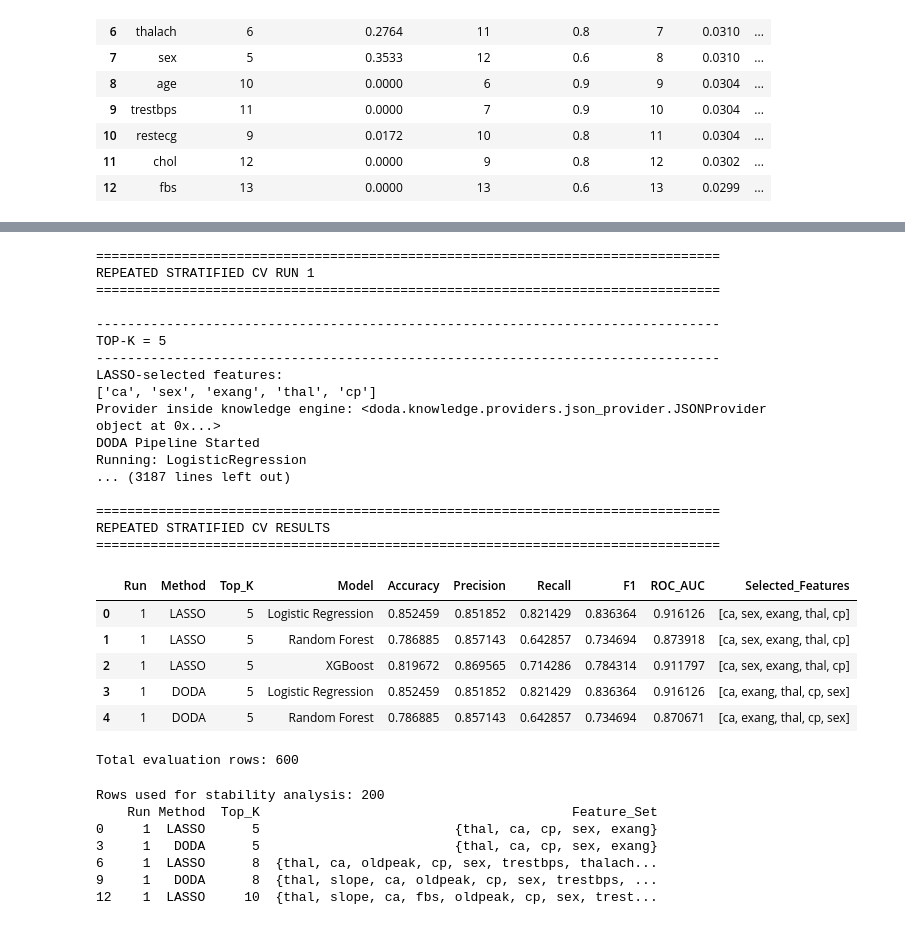
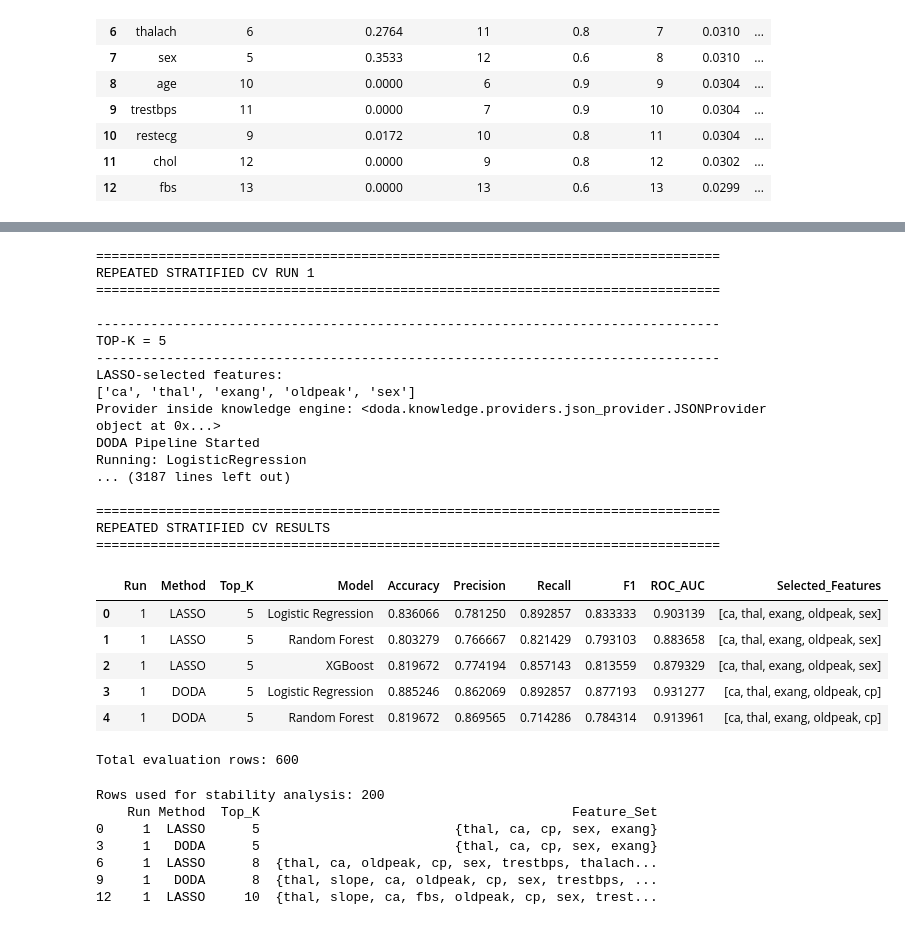
Before and after one commit to anandha-3679/msc_research, a Jupyter notebook: notebooks/anandha/heartdisease/heartdisease_lasso.ipynb, the cells around one changed output, grey strips where cells are left out. Saved outputs shown, nothing was run; the diff lists cells and outputs as text; code cells hidden in the pictures.

Commit message:
interpretation in hd_mrmr and changes in hd_lasso

```diff
--- a/notebooks/anandha/heartdisease/heartdisease_lasso.ipynb
+++ b/notebooks/anandha/heartdisease/heartdisease_lasso.ipynb
@@ -2298,7 +2581,6 @@ from sklearn.metrics import (
     roc_auc_score
 )
 
-from sklearn.feature_selection import SelectFromModel
 
 from doda import DODASelector
 from doda.adapters.sklearn_adapter import SklearnAdapter
@@ -2460,7 +2742,7 @@ for run_number, (train_idx, test_idx) in enumerate(
         lasso_model = LogisticRegression(
             penalty="l1",
             solver="liblinear",
-            C=1.0,
+            C=0.1,
             max_iter=2000,
             random_state=RANDOM_STATE
         )
@@ -2528,7 +2810,7 @@ for run_number, (train_idx, test_idx) in enumerate(
         doda_lasso_estimator = LogisticRegression(
             penalty="l1",
             solver="liblinear",
-            C=1.0,
+            C=0.1,
             max_iter=2000,
             random_state=RANDOM_STATE
         )
@@ -2714,39 +2996,39 @@ results_df = pd.DataFrame(
 print("\n" + "=" * 80)
 print("REPEATED STRATIFIED CV RESULTS")
 print("=" * 80)
 
 display(
     results_df.head()
 )
 
 print(
     "Total evaluation rows:",
     len(results_df)
 )
 # %% [output]
 ================================================================================
 REPEATED STRATIFIED CV RUN 1
 ================================================================================
 
 --------------------------------------------------------------------------------
 TOP-K = 5
 --------------------------------------------------------------------------------
 LASSO-selected features:
-['ca', 'sex', 'exang', 'thal', 'cp']
+['ca', 'thal', 'exang', 'oldpeak', 'sex']
 Provider inside knowledge engine: <doda.knowledge.providers.json_provider.JSONProvider object at 0x...>
 DODA Pipeline Started
 Running: LogisticRegression
 ... (3187 lines left out)
 
 ================================================================================
 REPEATED STRATIFIED CV RESULTS
 ================================================================================
 |  | Run | Method | Top_K | Model | Accuracy | Precision | Recall | F1 | ROC_AUC | Selected_Features |
-| 0 | 1 | LASSO | 5 | Logistic Regression | 0.852459 | 0.851852 | 0.821429 | 0.836364 | 0.916126 | [ca, sex, exang, thal, cp] |
-| 1 | 1 | LASSO | 5 | Random Forest | 0.786885 | 0.857143 | 0.642857 | 0.734694 | 0.873918 | [ca, sex, exang, thal, cp] |
-| 2 | 1 | LASSO | 5 | XGBoost | 0.819672 | 0.869565 | 0.714286 | 0.784314 | 0.911797 | [ca, sex, exang, thal, cp] |
-| 3 | 1 | DODA | 5 | Logistic Regression | 0.852459 | 0.851852 | 0.821429 | 0.836364 | 0.916126 | [ca, exang, thal, cp, sex] |
-| 4 | 1 | DODA | 5 | Random Forest | 0.786885 | 0.857143 | 0.642857 | 0.734694 | 0.870671 | [ca, exang, thal, cp, sex] |
+| 0 | 1 | LASSO | 5 | Logistic Regression | 0.836066 | 0.781250 | 0.892857 | 0.833333 | 0.903139 | [ca, thal, exang, oldpeak, sex] |
+| 1 | 1 | LASSO | 5 | Random Forest | 0.803279 | 0.766667 | 0.821429 | 0.793103 | 0.883658 | [ca, thal, exang, oldpeak, sex] |
+| 2 | 1 | LASSO | 5 | XGBoost | 0.819672 | 0.774194 | 0.857143 | 0.813559 | 0.879329 | [ca, thal, exang, oldpeak, sex] |
+| 3 | 1 | DODA | 5 | Logistic Regression | 0.885246 | 0.862069 | 0.892857 | 0.877193 | 0.931277 | [ca, thal, exang, oldpeak, cp] |
+| 4 | 1 | DODA | 5 | Random Forest | 0.819672 | 0.869565 | 0.714286 | 0.784314 | 0.913961 | [ca, thal, exang, oldpeak, cp] |
 Total evaluation rows: 600
 # %%
 # =============================================================================
```
Also changed, not shown: parts of 2 cells of this notebook, 1 other file.
